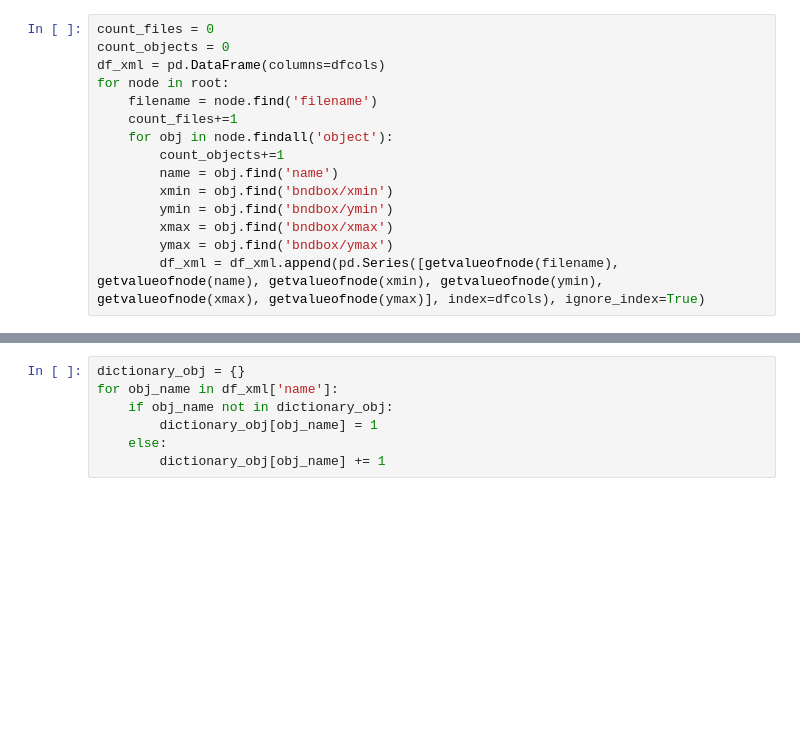
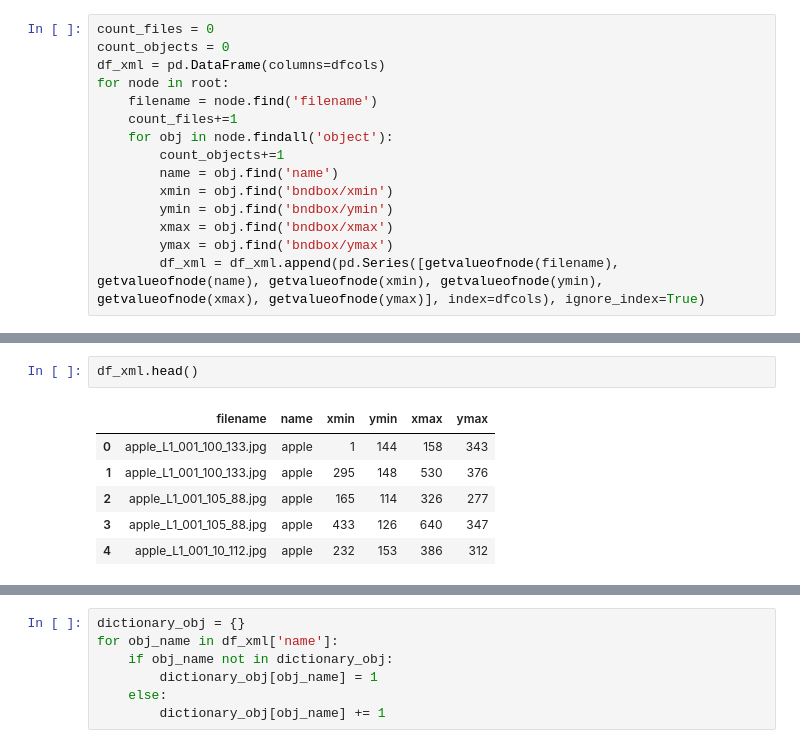
Before and after one commit to IlinValery/labeling_stat, a Jupyter notebook: pandas_analys.ipynb, the cells around one changed output, grey strips where cells are left out. Cells and saved outputs as stored; diff of their text form; blank space fills up the shorter version.

```diff
--- a/pandas_analys.ipynb
+++ b/pandas_analys.ipynb
@@ -33,3 +33,12 @@ Total objects: 6417
+# %%
+df_xml.head()
+# %% [output]
+|  | filename | name | xmin | ymin | xmax | ymax |
+| 0 | apple_L1_001_100_133.jpg | apple | 1 | 144 | 158 | 343 |
+| 1 | apple_L1_001_100_133.jpg | apple | 295 | 148 | 530 | 376 |
+| 2 | apple_L1_001_105_88.jpg | apple | 165 | 114 | 326 | 277 |
+| 3 | apple_L1_001_105_88.jpg | apple | 433 | 126 | 640 | 347 |
+| 4 | apple_L1_001_10_112.jpg | apple | 232 | 153 | 386 | 312 |
 # %%
 sns.countplot(df_xml.name)
 # %% [output]
```
Also changed, not shown: parts of 10 cells of this notebook, 5 other files.
